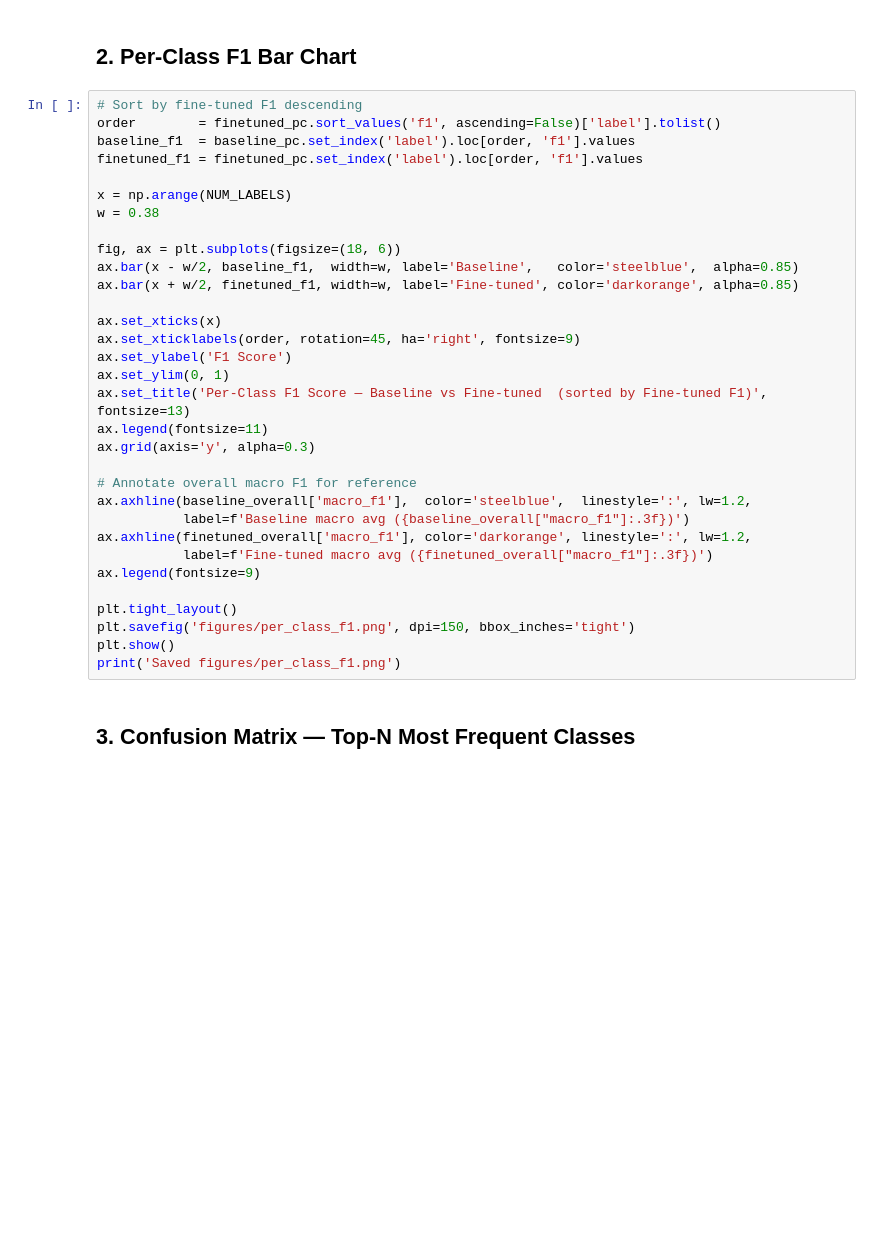
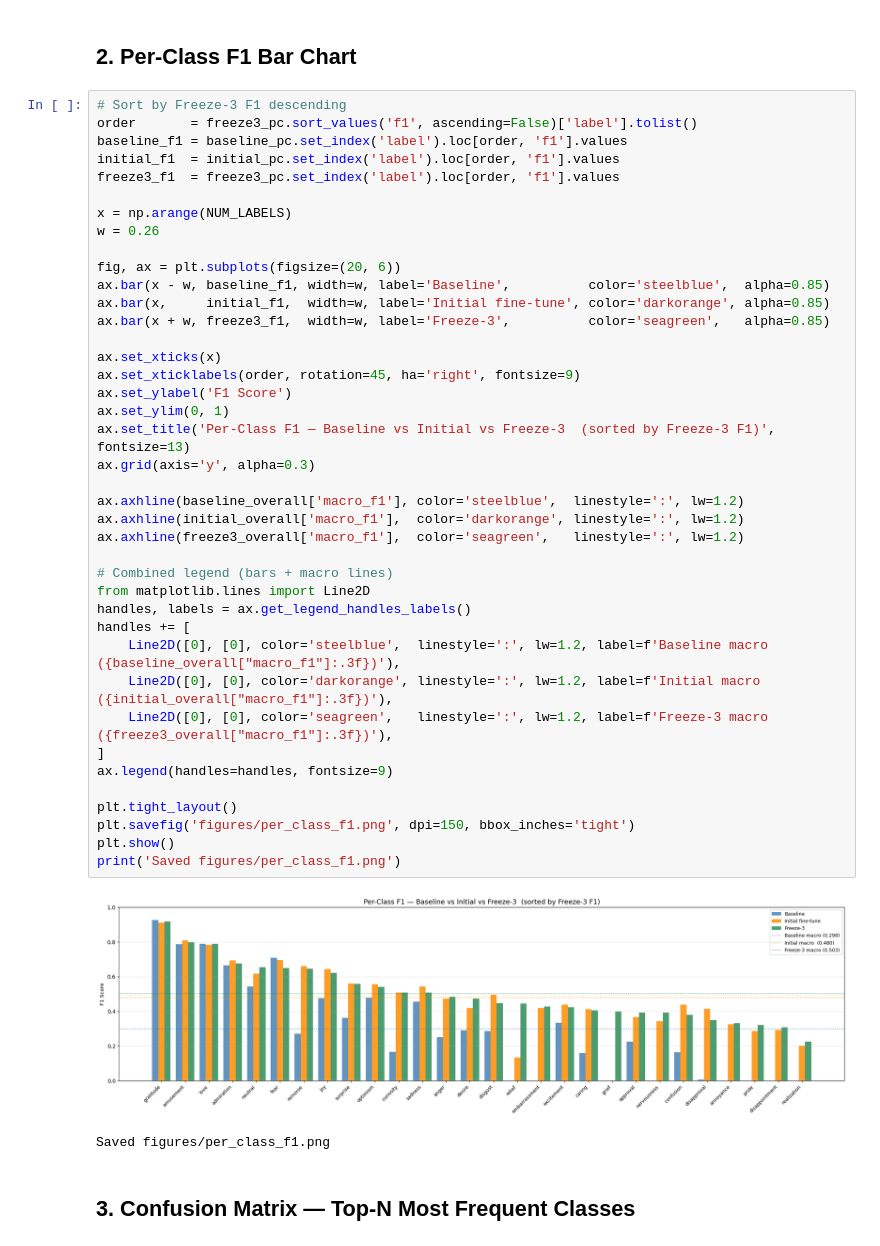
Before and after one commit to Lemon2116/emotion-detection, a Jupyter notebook: visualization.ipynb, the cells around one changed output. Drawn from its saved outputs; the diff is of its cells as text; blank space fills up the shorter version.

```diff
--- a/visualization.ipynb
+++ b/visualization.ipynb
@@ -87,37 +106,48 @@ print('Saved figures/training_curve.png')
 # %% [markdown]
 ## 2. Per-Class F1 Bar Chart
 # %%
-# Sort by fine-tuned F1 descending
-order        = finetuned_pc.sort_values('f1', ascending=False)['label'].tolist()
-baseline_f1  = baseline_pc.set_index('label').loc[order, 'f1'].values
-finetuned_f1 = finetuned_pc.set_index('label').loc[order, 'f1'].values
+# Sort by Freeze-3 F1 descending
+order       = freeze3_pc.sort_values('f1', ascending=False)['label'].tolist()
+baseline_f1 = baseline_pc.set_index('label').loc[order, 'f1'].values
+initial_f1  = initial_pc.set_index('label').loc[order, 'f1'].values
+freeze3_f1  = freeze3_pc.set_index('label').loc[order, 'f1'].values
 
 x = np.arange(NUM_LABELS)
-w = 0.38
+w = 0.26
 
-fig, ax = plt.subplots(figsize=(18, 6))
-ax.bar(x - w/2, baseline_f1,  width=w, label='Baseline',   color='steelblue',  alpha=0.85)
-ax.bar(x + w/2, finetuned_f1, width=w, label='Fine-tuned', color='darkorange', alpha=0.85)
+fig, ax = plt.subplots(figsize=(20, 6))
+ax.bar(x - w, baseline_f1, width=w, label='Baseline',          color='steelblue',  alpha=0.85)
+ax.bar(x,     initial_f1,  width=w, label='Initial fine-tune', color='darkorange', alpha=0.85)
+ax.bar(x + w, freeze3_f1,  width=w, label='Freeze-3',          color='seagreen',   alpha=0.85)
 
 ax.set_xticks(x)
 ax.set_xticklabels(order, rotation=45, ha='right', fontsize=9)
 ax.set_ylabel('F1 Score')
 ax.set_ylim(0, 1)
-ax.set_title('Per-Class F1 Score — Baseline vs Fine-tuned  (sorted by Fine-tuned F1)', fontsize=13)
-ax.legend(fontsize=11)
+ax.set_title('Per-Class F1 — Baseline vs Initial vs Freeze-3  (sorted by Freeze-3 F1)', fontsize=13)
 ax.grid(axis='y', alpha=0.3)
 
-# Annotate overall macro F1 for reference
-ax.axhline(baseline_overall['macro_f1'],  color='steelblue',  linestyle=':', lw=1.2,
-           label=f'Baseline macro avg ({baseline_overall["macro_f1"]:.3f})')
-ax.axhline(finetuned_overall['macro_f1'], color='darkorange', linestyle=':', lw=1.2,
-           label=f'Fine-tuned macro avg ({finetuned_overall["macro_f1"]:.3f})')
-ax.legend(fontsize=9)
+ax.axhline(baseline_overall['macro_f1'], color='steelblue',  linestyle=':', lw=1.2)
+ax.axhline(initial_overall['macro_f1'],  color='darkorange', linestyle=':', lw=1.2)
+ax.axhline(freeze3_overall['macro_f1'],  color='seagreen',   linestyle=':', lw=1.2)
+
+# Combined legend (bars + macro lines)
+from matplotlib.lines import Line2D
+handles, labels = ax.get_legend_handles_labels()
+handles += [
+    Line2D([0], [0], color='steelblue',  linestyle=':', lw=1.2, label=f'Baseline macro ({baseline_overall["macro_f1"]:.3f})'),
+    Line2D([0], [0], color='darkorange', linestyle=':', lw=1.2, label=f'Initial macro  ({initial_overall["macro_f1"]:.3f})'),
+    Line2D([0], [0], color='seagreen',   linestyle=':', lw=1.2, label=f'Freeze-3 macro ({freeze3_overall["macro_f1"]:.3f})'),
+]
+ax.legend(handles=handles, fontsize=9)
 
 plt.tight_layout()
 plt.savefig('figures/per_class_f1.png', dpi=150, bbox_inches='tight')
 plt.show()
 print('Saved figures/per_class_f1.png')
+# %% [output]
+[figure, added]
+Saved figures/per_class_f1.png
 # %% [markdown]
 ## 3. Confusion Matrix — Top-N Most Frequent Classes
 # %%
```
Also changed, not shown: parts of 9 cells of this notebook, 10 other files.
